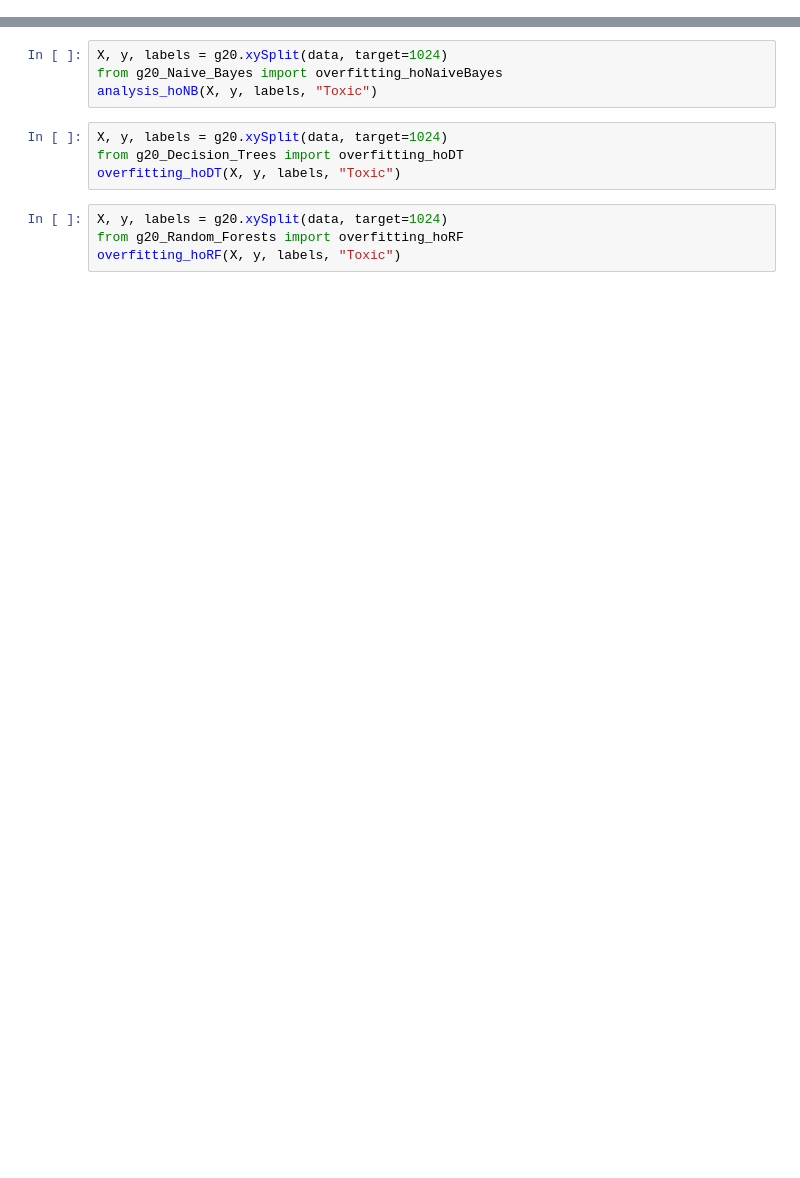
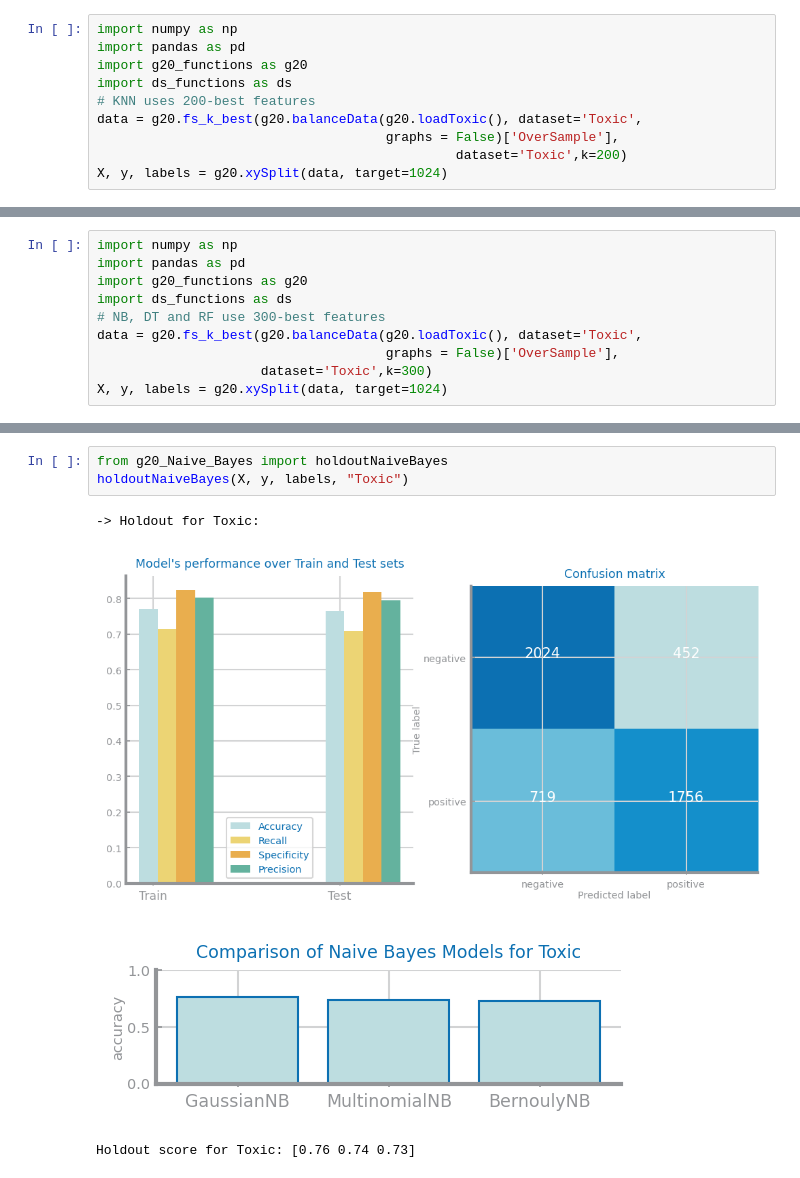
Before and after one commit to joaofbravo/CD_G20, a Jupyter notebook: T S - Overfitting and analysis.ipynb, the cells around one changed output, grey strips where cells are left out. Cells and saved outputs as stored; diff of their text form; blank space fills up the shorter version.

Commit message:
Toxic overfitting and analysis

```diff
--- a/T S - Overfitting and analysis.ipynb
+++ b/T S - Overfitting and analysis.ipynb
@@ -6,0 +3,10 @@ import g20_functions as g20
+# %%
+import numpy as np
+import pandas as pd
+import g20_functions as g20
+import ds_functions as ds
+# KNN uses 200-best features
+data = g20.fs_k_best(g20.balanceData(g20.loadToxic(), dataset='Toxic',
+                                     graphs = False)['OverSample'],
+                                              dataset='Toxic',k=200)
+X, y, labels = g20.xySplit(data, target=1024)
@@ -10,0 +27,10 @@ overfitting_hoKNN(X, y, labels, "Toxic")
+# %%
+import numpy as np
+import pandas as pd
+import g20_functions as g20
+import ds_functions as ds
+# NB, DT and RF use 300-best features
+data = g20.fs_k_best(g20.balanceData(g20.loadToxic(), dataset='Toxic',
+                                     graphs = False)['OverSample'],
+                     dataset='Toxic',k=300)
+X, y, labels = g20.xySplit(data, target=1024)
@@ -11,12 +41,8 @@ overfitting_hoKNN(X, y, labels, "Toxic")
 # %%
-X, y, labels = g20.xySplit(data, target=1024)
-from g20_Naive_Bayes import overfitting_hoNaiveBayes
-analysis_hoNB(X, y, labels, "Toxic")
+from g20_Naive_Bayes import holdoutNaiveBayes
+holdoutNaiveBayes(X, y, labels, "Toxic")
+# %% [output]
+-> Holdout for Toxic:
+[figure, added]
+[figure, added]
+Holdout score for Toxic: [0.76 0.74 0.73]
-# %%
-X, y, labels = g20.xySplit(data, target=1024)
-from g20_Decision_Trees import overfitting_hoDT
-overfitting_hoDT(X, y, labels, "Toxic")
-# %%
-X, y, labels = g20.xySplit(data, target=1024)
-from g20_Random_Forests import overfitting_hoRF
-overfitting_hoRF(X, y, labels, "Toxic")
```
Also changed, not shown: parts of 24 cells of this notebook, 3 other files.
